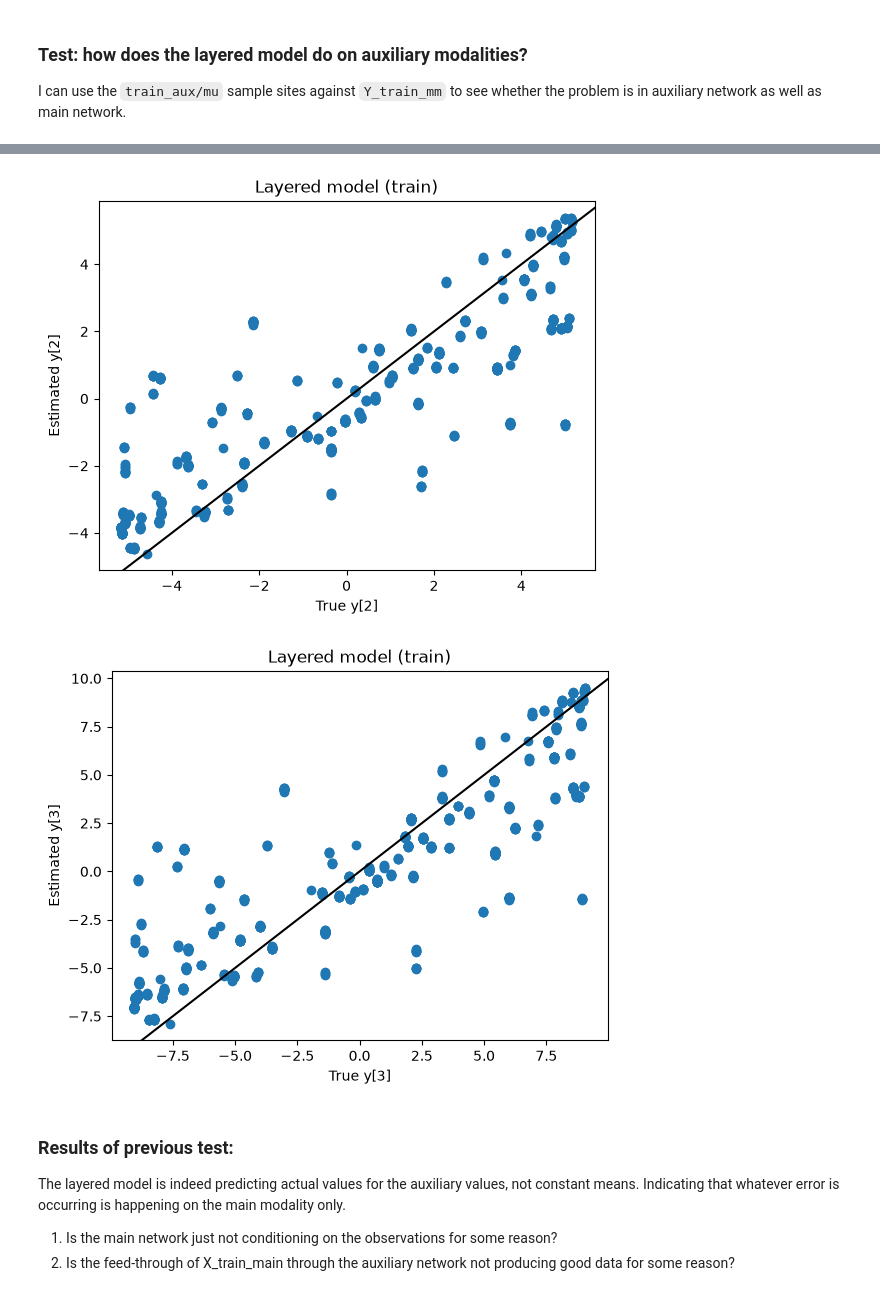
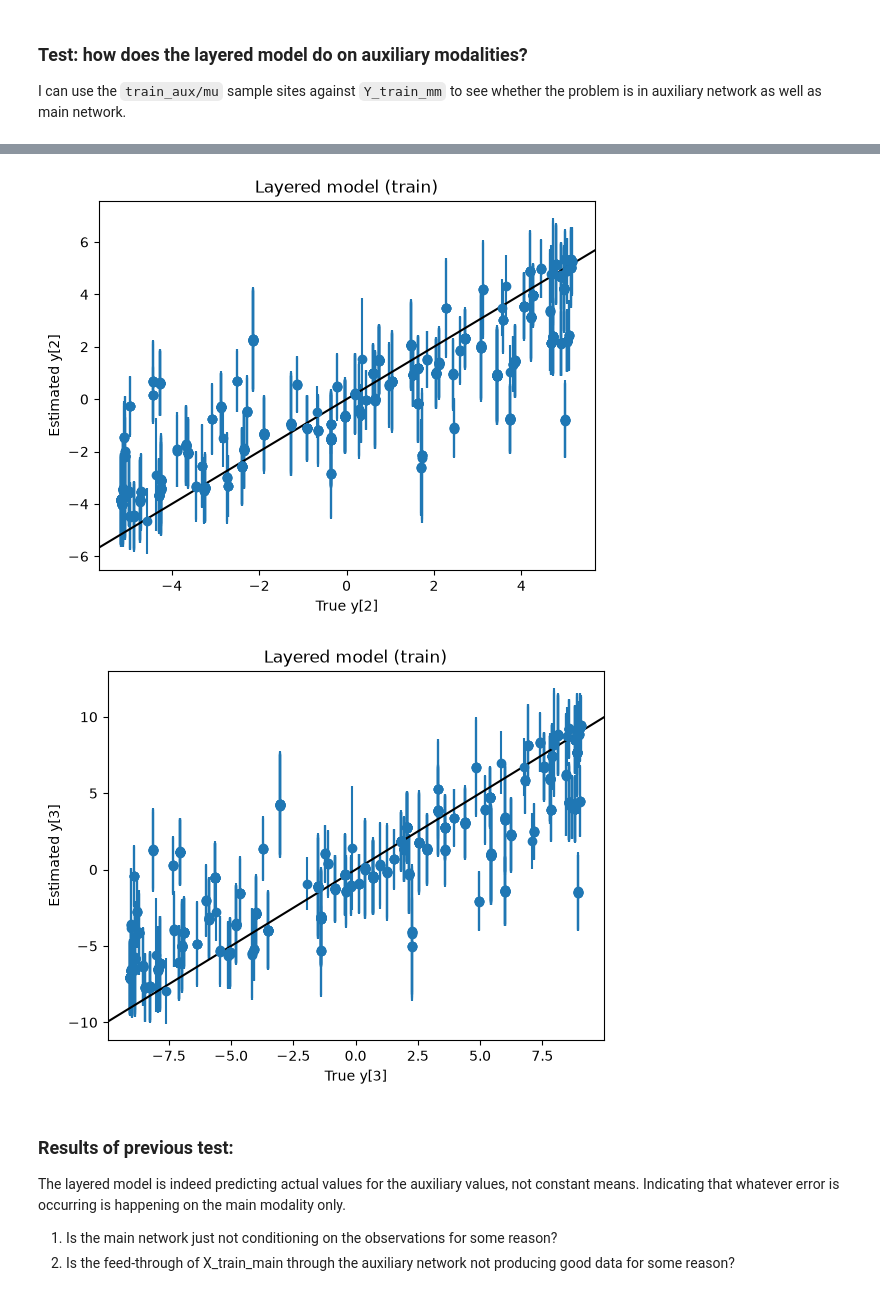
Before and after one commit to NatLabRockies/mmbo, a Jupyter notebook: notebooks/diagnosis/constant_mean.ipynb, the cells around one changed output, grey strips where cells are left out. Cells and saved outputs as stored; diff of their text form; code cells hidden in the pictures.

```diff
--- a/notebooks/diagnosis/constant_mean.ipynb
+++ b/notebooks/diagnosis/constant_mean.ipynb
@@ -212,7 +223,9 @@ plt.show()
 I can use the `train_aux/mu` sample sites against `Y_train_mm` to see whether the problem is in auxiliary network as well as main network.
 # %%
 for auxidx in range(4):
-    plt.scatter(Y_train_mm[0][:,auxidx], samples_layered["train_aux0/mu"].mean(dim=0)[:,auxidx])
+    plt.errorbar(Y_train_mm[0][:,auxidx], samples_layered["train_aux0/mu"].mean(dim=0)[:,auxidx],
+                 yerr = 1.96 * samples_layered["train_aux0/mu"].std(dim=0)[:,auxidx], marker="o", linestyle="none")
+    #plt.scatter(Y_train_mm[0][:,auxidx], samples_layered["train_aux0/mu"].mean(dim=0)[:,auxidx])
     plt.axline([-1,-1],[1,1], c="black")
     plt.title("Layered model (train)")
     plt.xlabel(f"True y[{auxidx}]")
@@ -224,5 +237,5 @@ for auxidx in range(4):
-[figure, old version]
+[figure, new version]
-[figure, old version]
+[figure, new version]
 # %% [markdown]
 ### Results of previous test:
 
```
Also changed, not shown: parts of 35 cells of this notebook.
